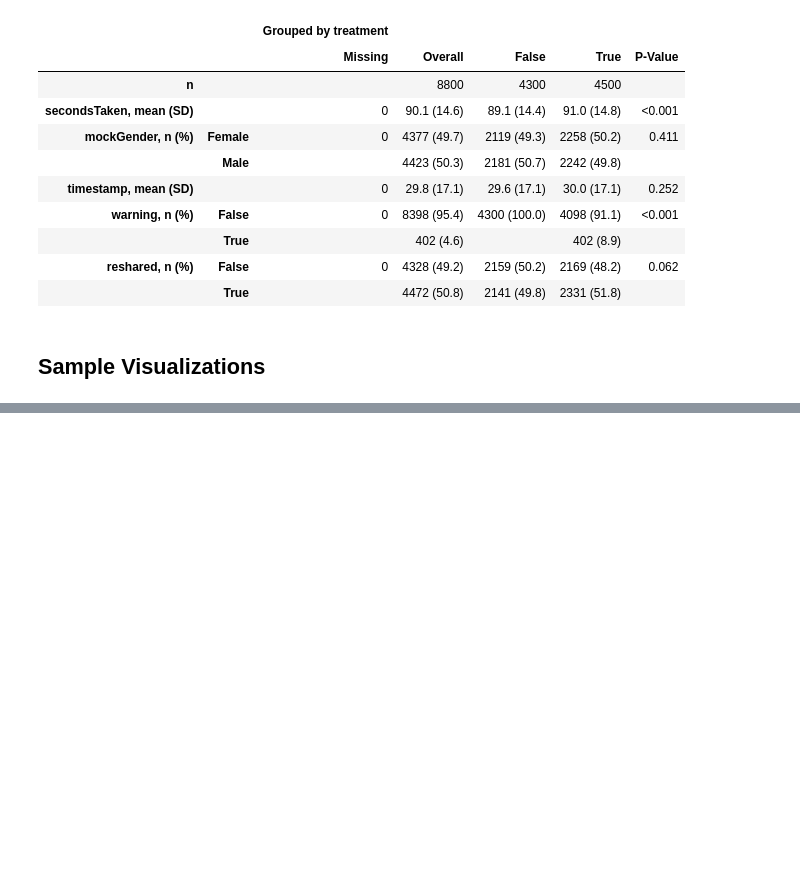
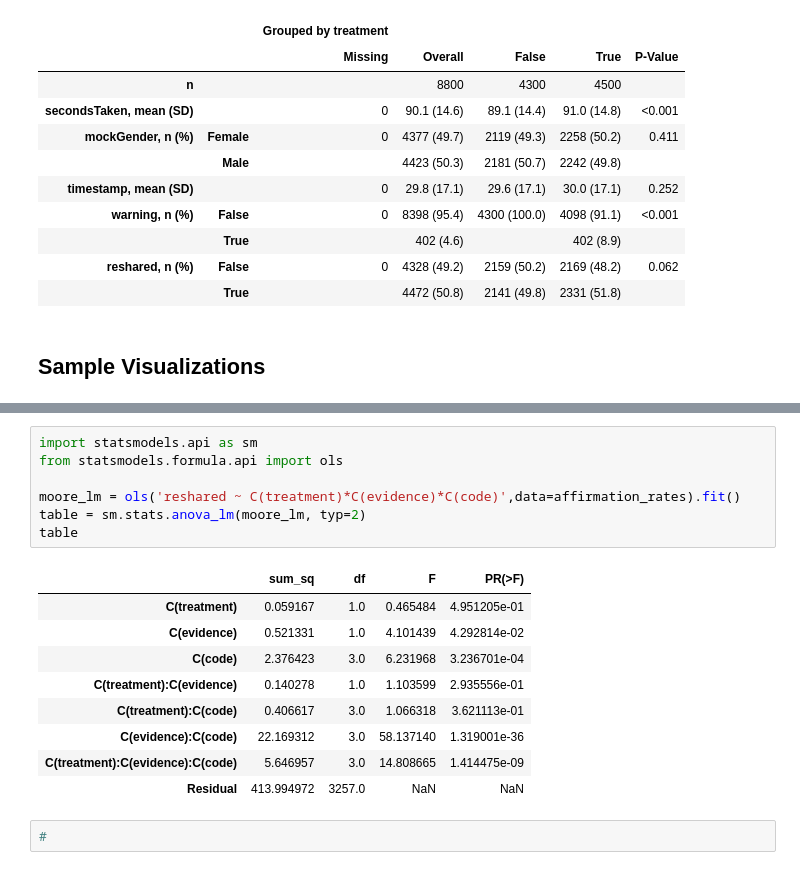
Before and after one commit to cameron-raymond/SDS-Thesis, a Jupyter notebook: notebooks/Descriptive_Analysis.ipynb, the cells around one changed output, grey strips where cells are left out. Saved outputs shown, nothing was run; the diff lists cells and outputs as text; blank space fills up the shorter version.

```diff
--- a/notebooks/Descriptive_Analysis.ipynb
+++ b/notebooks/Descriptive_Analysis.ipynb
@@ -117,0 +124,19 @@ g.save_fig("figures/descriptive_analysis")
+# %%
+import statsmodels.api as sm
+from statsmodels.formula.api import ols
+
+moore_lm = ols('reshared ~ C(treatment)*C(evidence)*C(code)',data=affirmation_rates).fit()
+table = sm.stats.anova_lm(moore_lm, typ=2)
+table
+# %% [output]
+|  | sum_sq | df | F | PR(>F) |
+| C(treatment) | 0.059167 | 1.0 | 0.465484 | 4.951205e-01 |
+| C(evidence) | 0.521331 | 1.0 | 4.101439 | 4.292814e-02 |
+| C(code) | 2.376423 | 3.0 | 6.231968 | 3.236701e-04 |
+| C(treatment):C(evidence) | 0.140278 | 1.0 | 1.103599 | 2.935556e-01 |
+| C(treatment):C(code) | 0.406617 | 3.0 | 1.066318 | 3.621113e-01 |
+| C(evidence):C(code) | 22.169312 | 3.0 | 58.137140 | 1.319001e-36 |
+| C(treatment):C(evidence):C(code) | 5.646957 | 3.0 | 14.808665 | 1.414475e-09 |
+| Residual | 413.994972 | 3257.0 | NaN | NaN |
+# %%
+#
```
Also changed, not shown: parts of 6 cells of this notebook, 2 other files.
